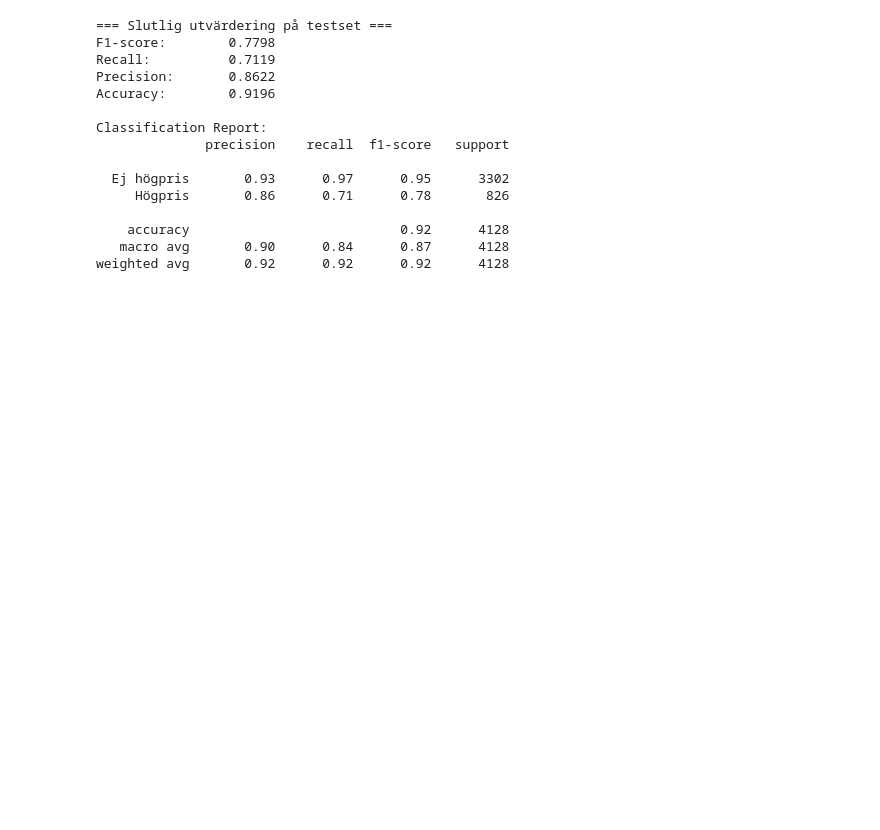
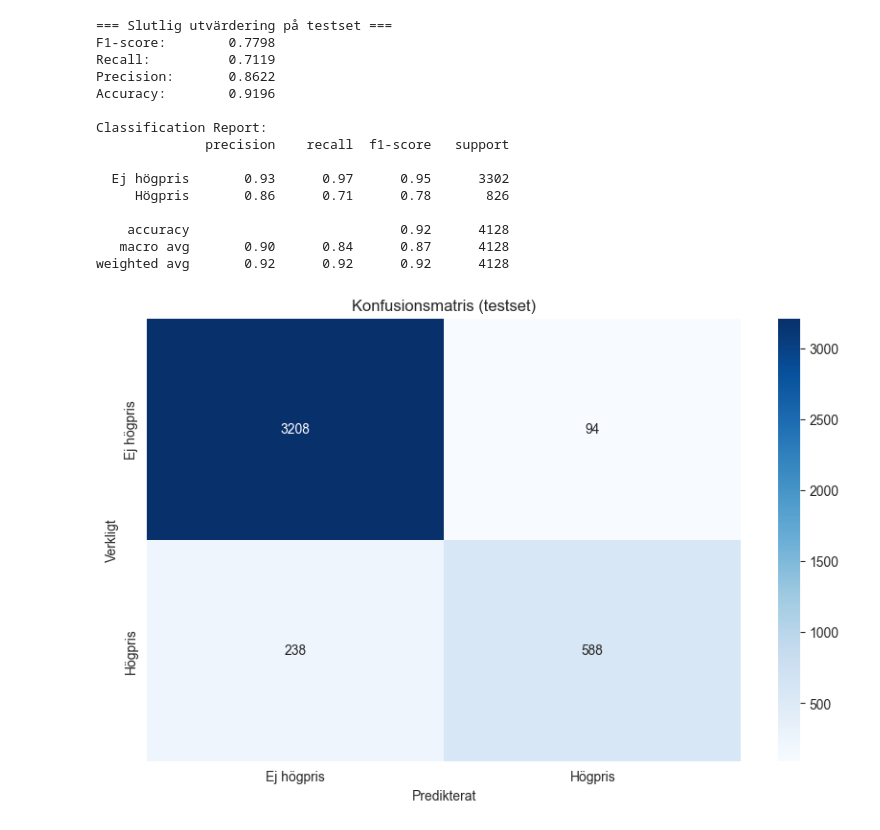
Before and after one commit to SoroushGReza/california-housing-classification, a Jupyter notebook: ML_Uppgift1_Soroush_Gholamreza.ipynb, the cells around one changed output. Saved outputs shown, nothing was run; the diff lists cells and outputs as text; code cells hidden in the pictures; blank space fills up the shorter version.

Commit message:
Konfusionsmatris

```diff
--- a/ML_Uppgift1_Soroush_Gholamreza.ipynb
+++ b/ML_Uppgift1_Soroush_Gholamreza.ipynb
@@ -304,3 +304,14 @@ Classification Report:
     accuracy                           0.92      4128
    macro avg       0.90      0.84      0.87      4128
 weighted avg       0.92      0.92      0.92      4128
+# %%
+cm = confusion_matrix(y_test, y_pred)
+sns.heatmap(cm, annot=True, fmt='d', cmap='Blues',
+            xticklabels=['Ej högpris', 'Högpris'],
+            yticklabels=['Ej högpris', 'Högpris'])
+plt.title('Konfusionsmatris (testset)')
+plt.xlabel('Predikterat')
+plt.ylabel('Verkligt')
+plt.show()
+# %% [output]
+[figure, added]
```
